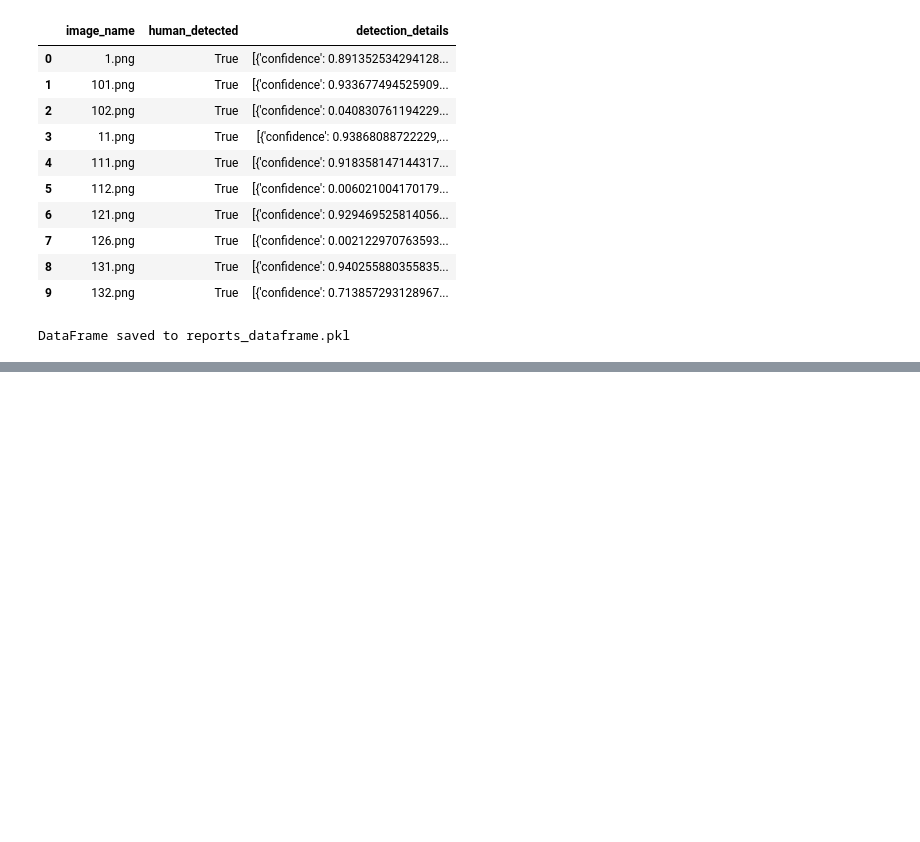
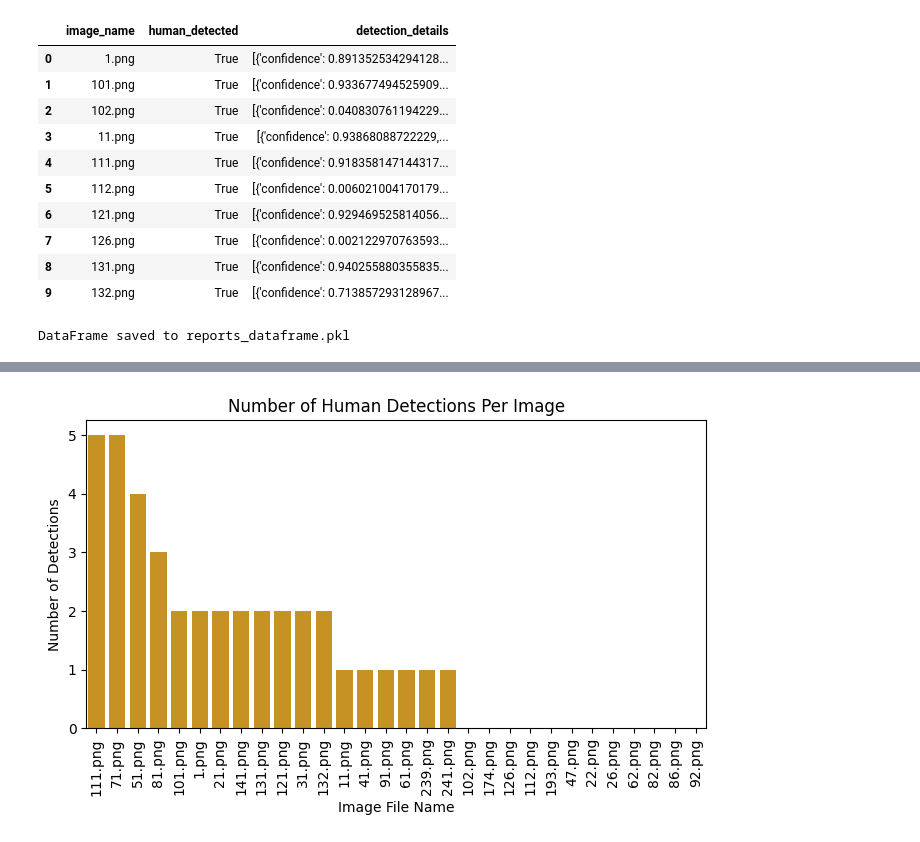
Before and after one commit to PieRatCat/azure-ai-human-detection, a Jupyter notebook: analysis/project_analysis.ipynb, the cells around one changed output, grey strips where cells are left out. Cells and saved outputs as stored; diff of their text form; code cells hidden in the pictures; blank space fills up the shorter version.

```diff
--- a/analysis/project_analysis.ipynb
+++ b/analysis/project_analysis.ipynb
@@ -137,0 +155,13 @@ if analysis_report is not None:
+# %%
+df['detections_count'] = df['detection_details'].apply(len)
+df_detections_by_image = df.sort_values('detections_count', ascending=False)
+
+plt.figure(figsize=(8, 4))
+sns.barplot(x=df_detections_by_image['image_name'], y=df_detections_by_image['detections_count'], color="#e09c08")
+plt.title('Number of Human Detections Per Image')
+plt.xlabel('Image File Name')
+plt.ylabel('Number of Detections')
+plt.xticks(rotation=90)
+plt.show()
+# %% [output]
+[figure, added]
```
Also changed, not shown: parts of 10 cells of this notebook, 4 other files.
